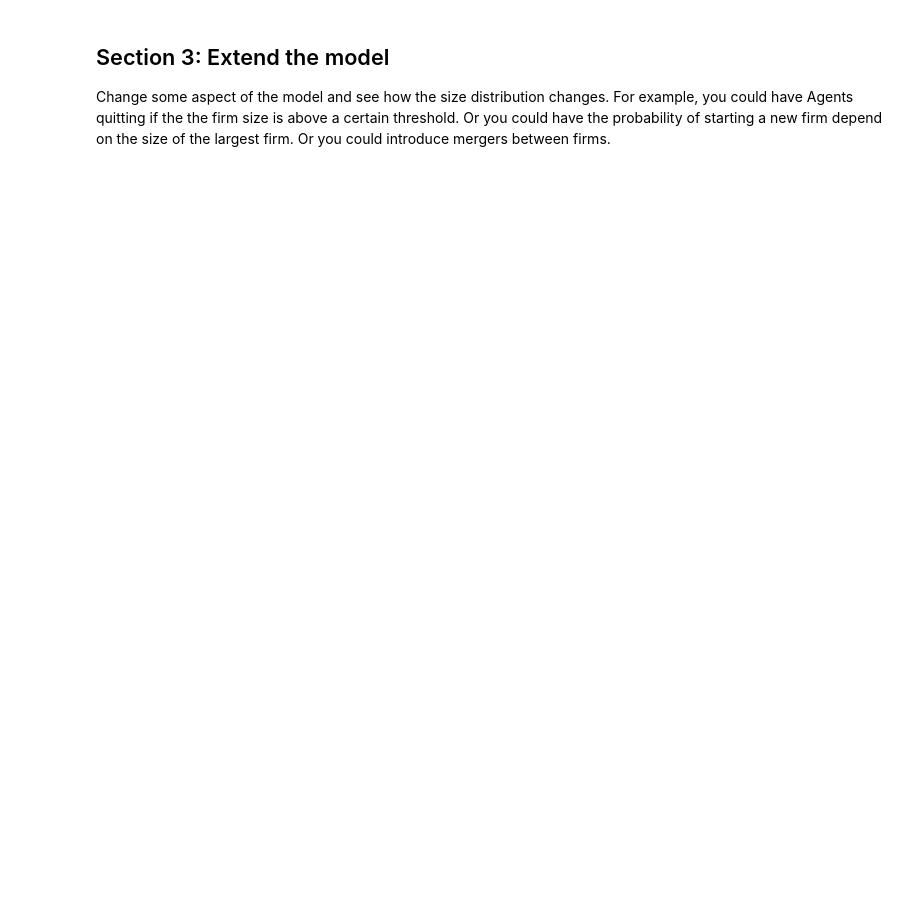
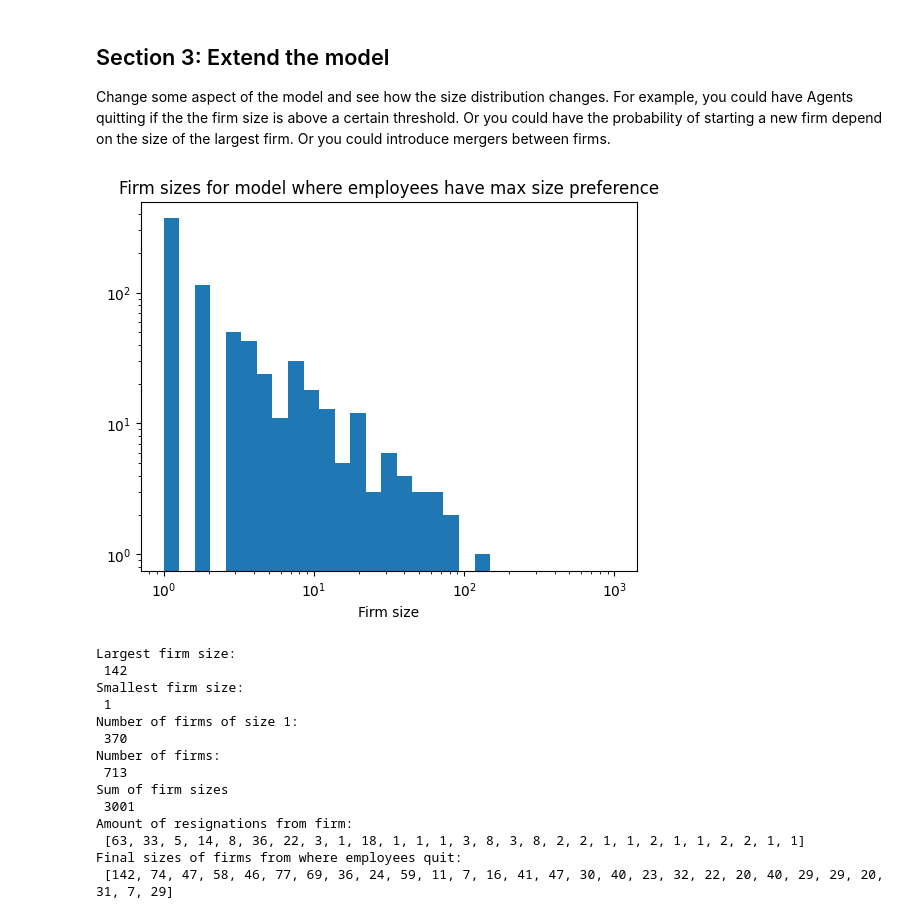
Before and after one commit to alexmakassiouk/eth-agent-based-modeling-of-economic-systems, a Jupyter notebook: ss_04.ipynb, the cells around one changed output. Cells and saved outputs as stored; diff of their text form; code cells hidden in the pictures; blank space fills up the shorter version.

```diff
--- a/ss_04.ipynb
+++ b/ss_04.ipynb
@@ -177,0 +238,10 @@ Text(0.5, 0, 'Firm size')
+# %%
+def print_model_info(model: World):
+    print("Largest firm size: \n", max([firm.size for firm in model.firms]))
+    print("Smallest firm size: \n", min([firm.size for firm in model.firms]))
+    print("Number of firms of size 1: \n", len([firm for firm in model.firms if firm.size == 1]))
+    print("Number of firms: \n", len(model.firms))
+    print("Sum of firm sizes \n", sum([firm.size for firm in model.firms]))
+    if model.employees_quit_model:
+        print("Amount of resignations from firm: \n", [len(firm_resignees) for firm_resignees in model.resigned_employees_data.values()])
+        print("Final sizes of firms from where employees quit: \n",[firm.size for firm in model.resigned_employees_data.keys()])
@@ -179,3 +262,28 @@ Text(0.5, 0, 'Firm size')
 ## Section 3: Extend the model
 
 Change some aspect of the model and see how the size distribution changes. For example, you could have Agents quitting if the the firm size is above a certain threshold. Or you could have the probability of starting a new firm depend on the size of the largest firm. Or you could introduce mergers between firms.
+# %%
+employees_quit_firm_model = World(initial_agents=3000, start_up_prob=0.2, employees_quit_model=True, max_size_mu=60, max_size_sigma=20)
+employees_quit_firm_model.run_model()
+
+employees_quit_firm_sizes = employees_quit_firm_model.datacollector.get_model_vars_dataframe()["Firm sizes"].values
+
+plot_firm_sizes(employees_quit_firm_sizes, "Firm sizes for model where employees have max size preference")
+
+print_model_info(employees_quit_firm_model)
+# %% [output]
+[figure, added]
+Largest firm size:
+ 142
+Smallest firm size:
+ 1
+Number of firms of size 1:
+ 370
+Number of firms:
+ 713
+Sum of firm sizes
+ 3001
+Amount of resignations from firm:
+ [63, 33, 5, 14, 8, 36, 22, 3, 1, 18, 1, 1, 1, 3, 8, 3, 8, 2, 2, 1, 1, 2, 1, 1, 2, 2, 1, 1]
+Final sizes of firms from where employees quit:
+ [142, 74, 47, 58, 46, 77, 69, 36, 24, 59, 11, 7, 16, 41, 47, 30, 40, 23, 32, 22, 20, 40, 29, 29, 20, 31, 7, 29]
```
Also changed, not shown: parts of 7 cells of this notebook.
